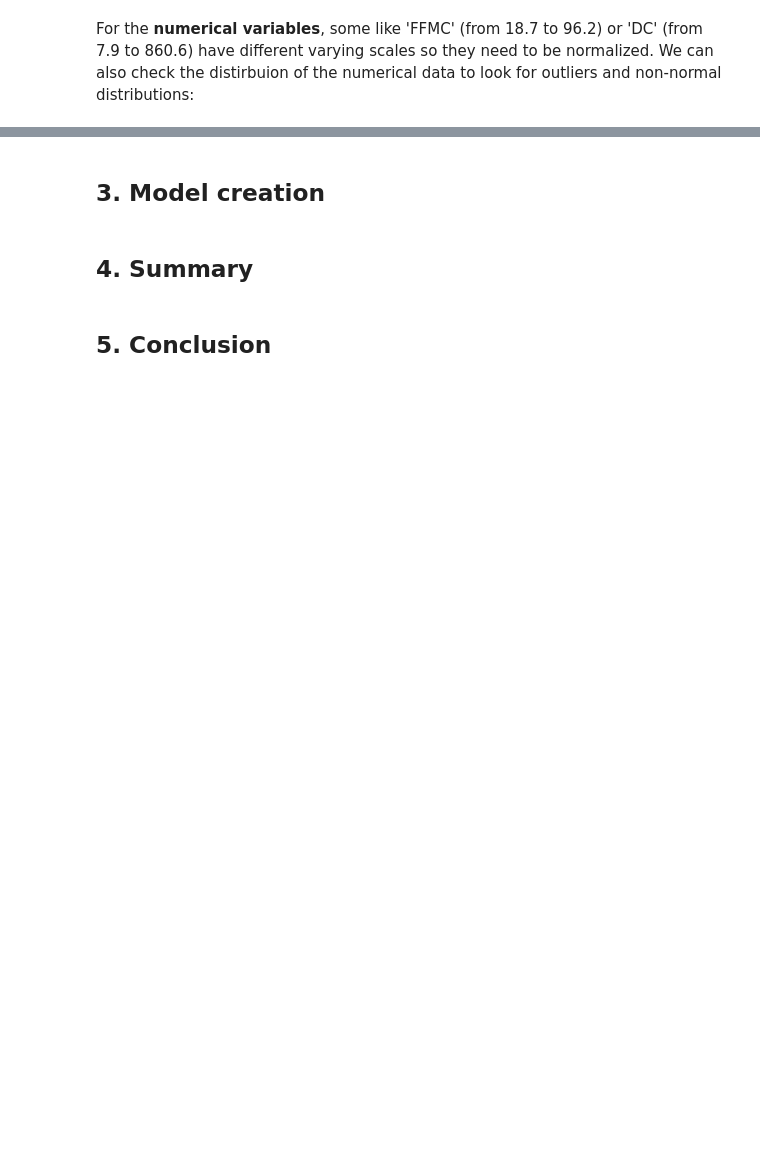
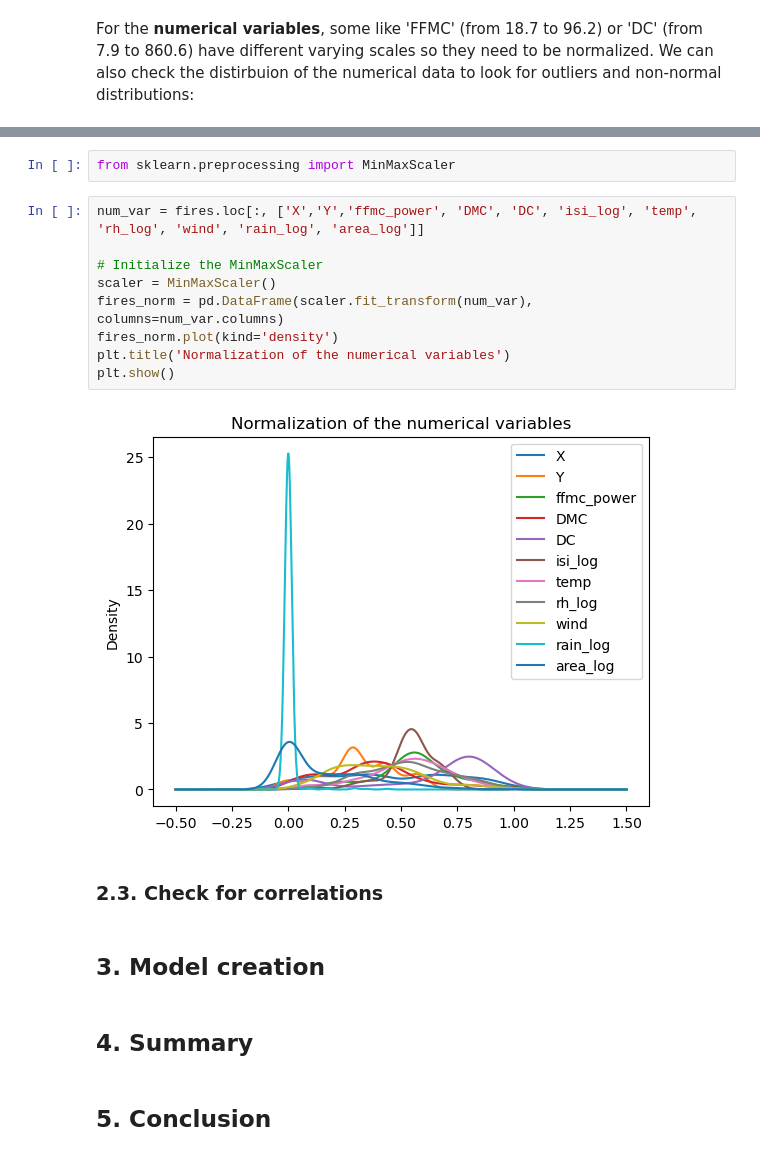
Before and after one commit to laurasck14/MLI2024, a Jupyter notebook: ml_LS.ipynb, the cells around one changed output, grey strips where cells are left out. Drawn from its saved outputs; the diff is of its cells as text; blank space fills up the shorter version.

```diff
--- a/ml_LS.ipynb
+++ b/ml_LS.ipynb
@@ -151,3 +173,18 @@ plt.show()
+# %%
+from sklearn.preprocessing import MinMaxScaler
+# %%
+num_var = fires.loc[:, ['X','Y','ffmc_power', 'DMC', 'DC', 'isi_log', 'temp', 'rh_log', 'wind', 'rain_log', 'area_log']]
+
+# Initialize the MinMaxScaler
+scaler = MinMaxScaler()
+fires_norm = pd.DataFrame(scaler.fit_transform(num_var), columns=num_var.columns)
+fires_norm.plot(kind='density')
+plt.title('Normalization of the numerical variables')
+plt.show()
+# %% [output]
+[figure, added]
+# %% [markdown]
+### 2.3. Check for correlations
 # %% [markdown]
 ## 3. Model creation
 # %% [markdown]
```
Also changed, not shown: parts of 14 cells of this notebook.
